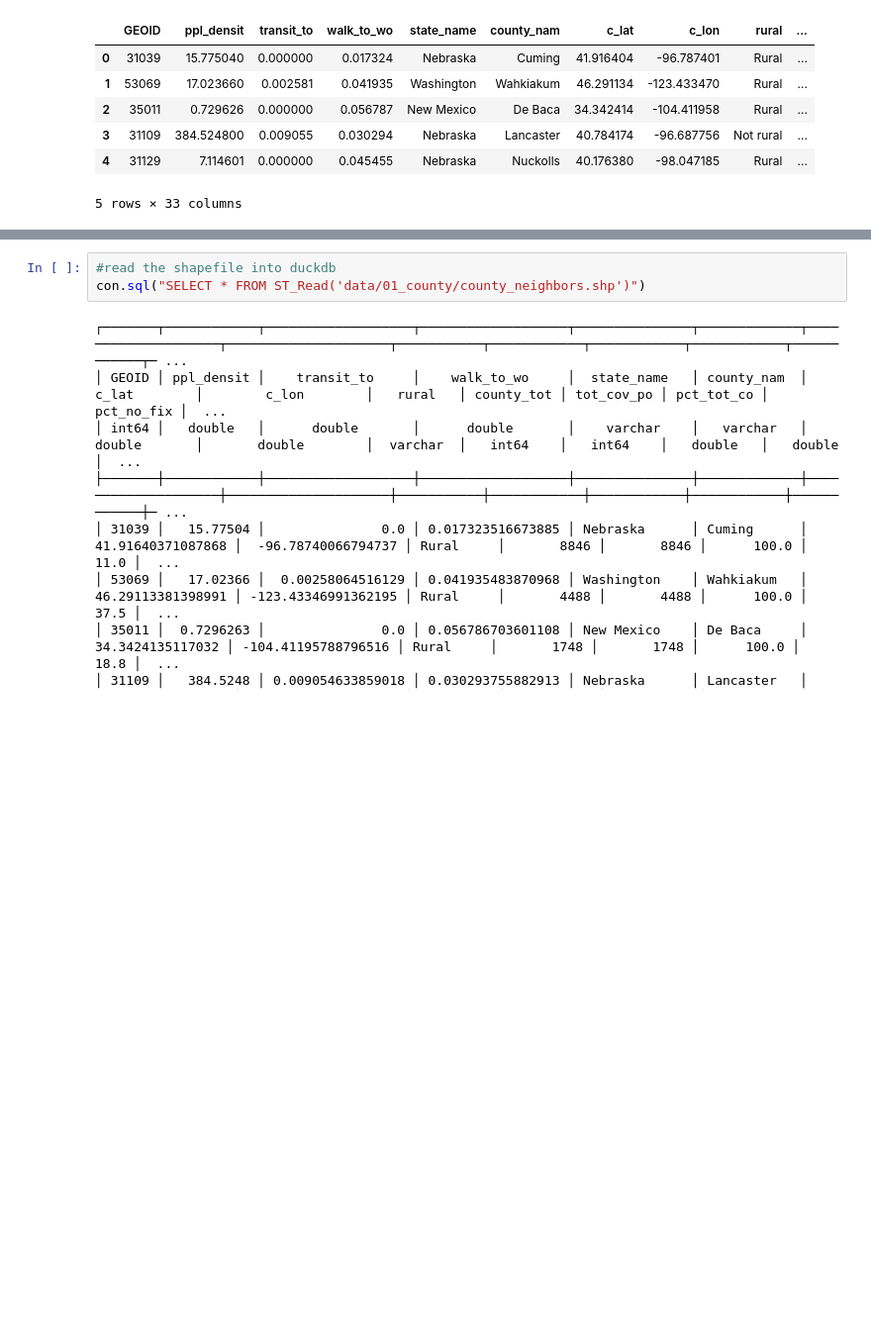
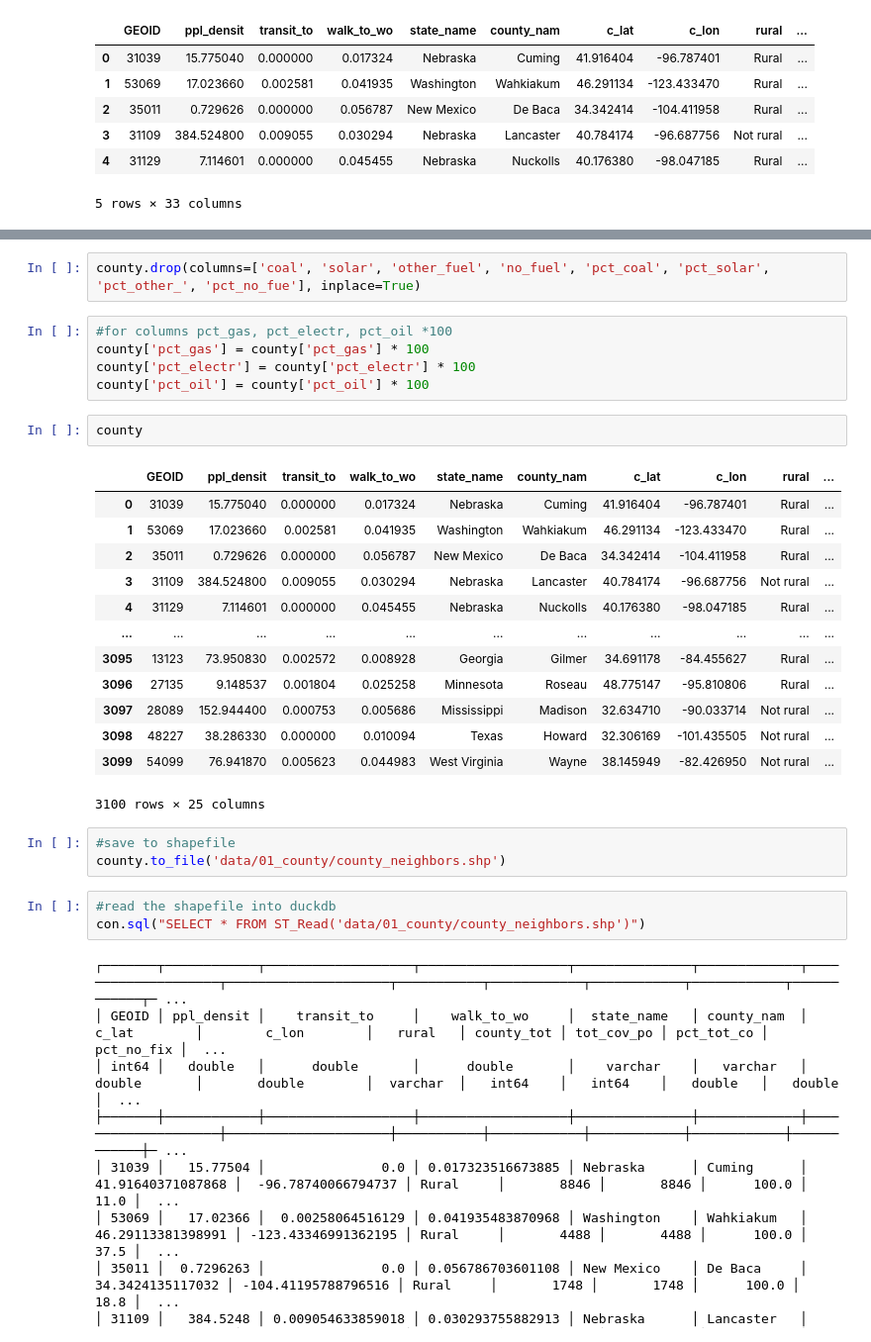
Before and after one commit to makeabilitylab/geovisa11y, a Jupyter notebook: backend/notebooks/writing-to-county.ipynb, the cells around one changed output, grey strips where cells are left out. Shown at 99% size. Drawn from its saved outputs; the diff is of its cells as text; blank space fills up the shorter version.

```diff
--- a/backend/notebooks/writing-to-county.ipynb
+++ b/backend/notebooks/writing-to-county.ipynb
@@ -24,3 +37,29 @@ county.head()
+# %%
+county.drop(columns=['coal', 'solar', 'other_fuel', 'no_fuel', 'pct_coal', 'pct_solar', 'pct_other_', 'pct_no_fue'], inplace=True)
+# %%
+#for columns pct_gas, pct_electr, pct_oil *100
+county['pct_gas'] = county['pct_gas'] * 100
+county['pct_electr'] = county['pct_electr'] * 100
+county['pct_oil'] = county['pct_oil'] * 100
+# %%
+county
+# %% [output]
+|  | GEOID | ppl_densit | transit_to | walk_to_wo | state_name | county_nam | c_lat | c_lon | rural | ... |
+| 0 | 31039 | 15.775040 | 0.000000 | 0.017324 | Nebraska | Cuming | 41.916404 | -96.787401 | Rural | ... |
+| 1 | 53069 | 17.023660 | 0.002581 | 0.041935 | Washington | Wahkiakum | 46.291134 | -123.433470 | Rural | ... |
+| 2 | 35011 | 0.729626 | 0.000000 | 0.056787 | New Mexico | De Baca | 34.342414 | -104.411958 | Rural | ... |
+| 3 | 31109 | 384.524800 | 0.009055 | 0.030294 | Nebraska | Lancaster | 40.784174 | -96.687756 | Not rural | ... |
+| 4 | 31129 | 7.114601 | 0.000000 | 0.045455 | Nebraska | Nuckolls | 40.176380 | -98.047185 | Rural | ... |
+| ... | ... | ... | ... | ... | ... | ... | ... | ... | ... | ... |
+| 3095 | 13123 | 73.950830 | 0.002572 | 0.008928 | Georgia | Gilmer | 34.691178 | -84.455627 | Rural | ... |
+| 3096 | 27135 | 9.148537 | 0.001804 | 0.025258 | Minnesota | Roseau | 48.775147 | -95.810806 | Rural | ... |
+| 3097 | 28089 | 152.944400 | 0.000753 | 0.005686 | Mississippi | Madison | 32.634710 | -90.033714 | Not rural | ... |
+| 3098 | 48227 | 38.286330 | 0.000000 | 0.010094 | Texas | Howard | 32.306169 | -101.435505 | Not rural | ... |
+| 3099 | 54099 | 76.941870 | 0.005623 | 0.044983 | West Virginia | Wayne | 38.145949 | -82.426950 | Not rural | ... |
+3100 rows × 25 columns
+# %%
+#save to shapefile
+county.to_file('data/01_county/county_neighbors.shp')
 # %%
 #read the shapefile into duckdb
 con.sql("SELECT * FROM ST_Read('data/01_county/county_neighbors.shp')")
```
Also changed, not shown: parts of 5 cells of this notebook, 3 other files.
